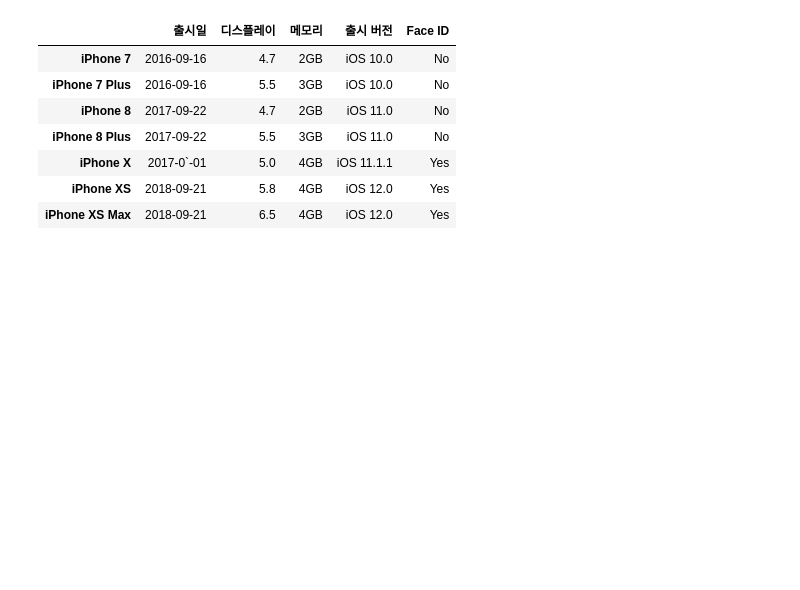
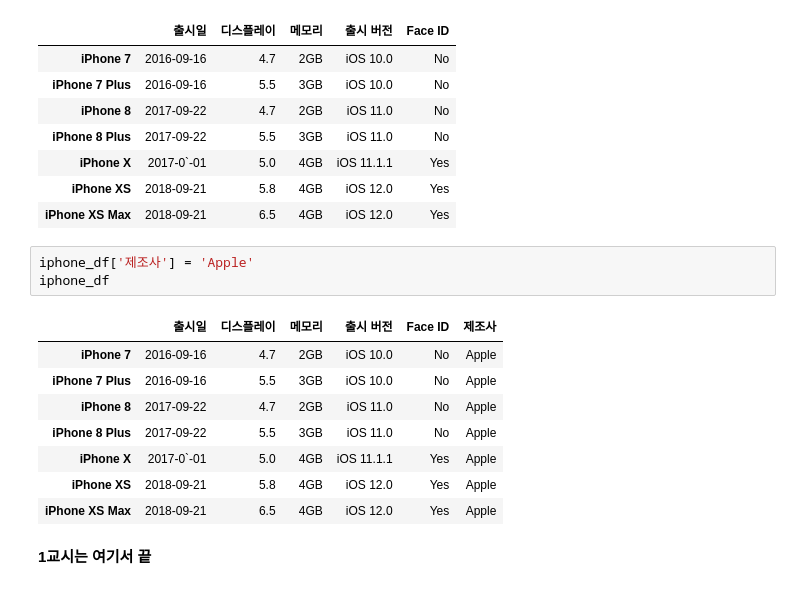
Before and after one commit to Novush/hanbom_bd-A-B-2026, a Jupyter notebook: 20260519tue_0.ipynb, the cells around one changed output. Saved outputs shown, nothing was run; the diff lists cells and outputs as text; blank space fills up the shorter version.

```diff
--- a/20260519tue_0.ipynb
+++ b/20260519tue_0.ipynb
@@ -885,3 +885,17 @@ iphone_df
 | iPhone X | 2017-0`-01 | 5.0 | 4GB | iOS 11.1.1 | Yes |
 | iPhone XS | 2018-09-21 | 5.8 | 4GB | iOS 12.0 | Yes |
 | iPhone XS Max | 2018-09-21 | 6.5 | 4GB | iOS 12.0 | Yes |
+# %%
+iphone_df['제조사'] = 'Apple'
+iphone_df
+# %% [output]
+|  | 출시일 | 디스플레이 | 메모리 | 출시 버전 | Face ID | 제조사 |
+| iPhone 7 | 2016-09-16 | 4.7 | 2GB | iOS 10.0 | No | Apple |
+| iPhone 7 Plus | 2016-09-16 | 5.5 | 3GB | iOS 10.0 | No | Apple |
+| iPhone 8 | 2017-09-22 | 4.7 | 2GB | iOS 11.0 | No | Apple |
+| iPhone 8 Plus | 2017-09-22 | 5.5 | 3GB | iOS 11.0 | No | Apple |
+| iPhone X | 2017-0`-01 | 5.0 | 4GB | iOS 11.1.1 | Yes | Apple |
+| iPhone XS | 2018-09-21 | 5.8 | 4GB | iOS 12.0 | Yes | Apple |
+| iPhone XS Max | 2018-09-21 | 6.5 | 4GB | iOS 12.0 | Yes | Apple |
+# %% [markdown]
+**1교시는 여기서 끝**
```
